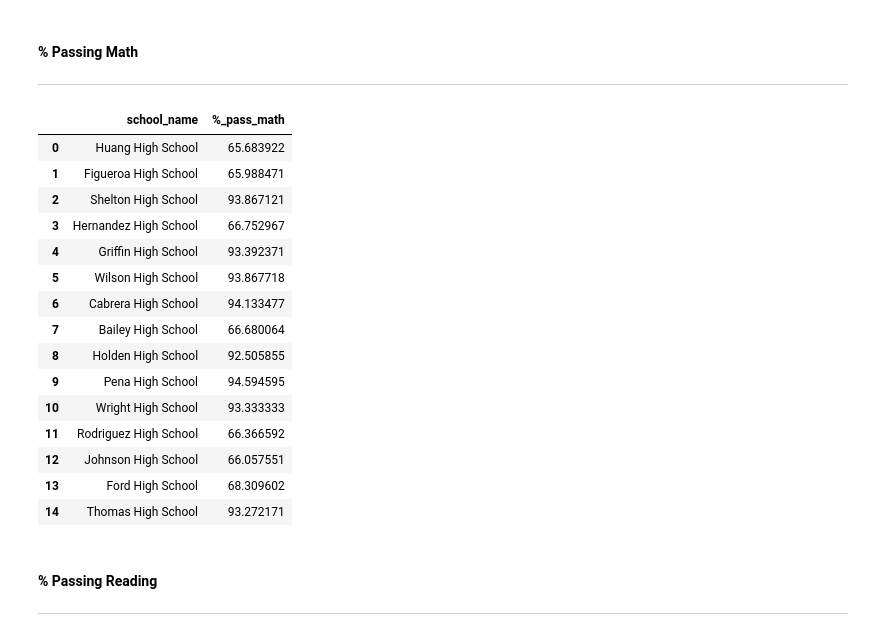
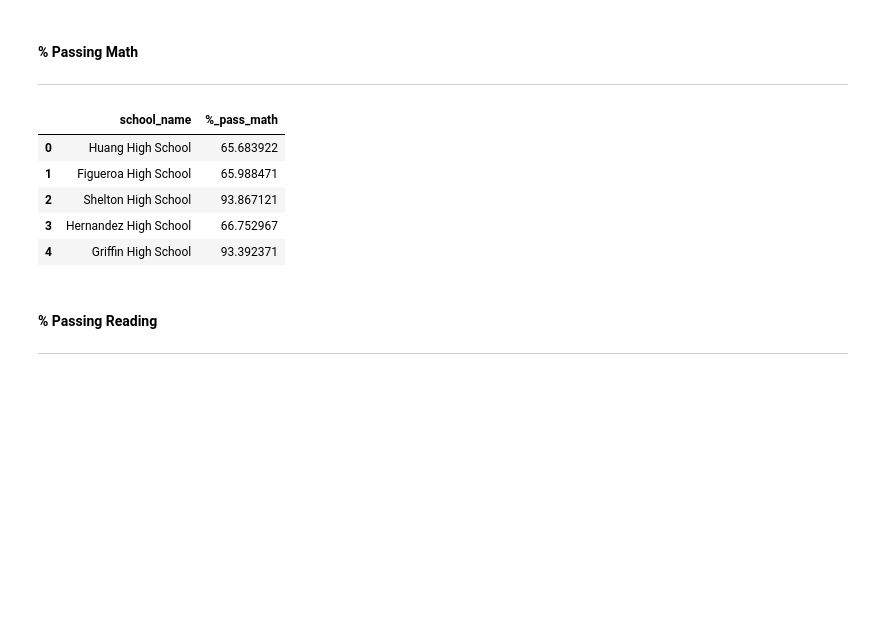
Before and after one commit to paololabuguen/pandas-challenge, a Jupyter notebook: PyCitySchools/py_city_school.ipynb, the cells around one changed output. Cells and saved outputs as stored; diff of their text form; code cells hidden in the pictures; blank space fills up the shorter version.

```diff
--- a/PyCitySchools/py_city_school.ipynb
+++ b/PyCitySchools/py_city_school.ipynb
@@ -262,35 +262,25 @@ per_school_av_read.head()
 # %%
 # We compute the number of students passing math per school
 per_school_math_pass = {"school_name": [], "%_pass_math": []}   # Dictionary to store school and their reading passing %
 
 # Loop through the school list and input the math pass % into the dictionary from school_data_new
 for school in school_list:
     per_school_math_pass["school_name"].append(school)
     per_school_math_pass["%_pass_math"].append(int(school_student_df.loc[(school_student_df["school_name"] == school) &
                                                                          (school_student_df["math_score"] >= 70), :].count()[1]) / \
                                                                             school_data_new.at[school, "size"] * 100)
 
 # Replace the dictionary with a dataframe of the collected values
 per_school_math_pass = pd.DataFrame(per_school_math_pass)
 
-per_school_math_pass
+per_school_math_pass.head()
 # %% [output]
 |  | school_name | %_pass_math |
 | 0 | Huang High School | 65.683922 |
 | 1 | Figueroa High School | 65.988471 |
 | 2 | Shelton High School | 93.867121 |
 | 3 | Hernandez High School | 66.752967 |
 | 4 | Griffin High School | 93.392371 |
-| 5 | Wilson High School | 93.867718 |
-| 6 | Cabrera High School | 94.133477 |
-| 7 | Bailey High School | 66.680064 |
-| 8 | Holden High School | 92.505855 |
-| 9 | Pena High School | 94.594595 |
-| 10 | Wright High School | 93.333333 |
-| 11 | Rodriguez High School | 66.366592 |
-| 12 | Johnson High School | 66.057551 |
-| 13 | Ford High School | 68.309602 |
-| 14 | Thomas High School | 93.272171 |
 # %% [markdown]
 #### % Passing Reading
 ---
```
Also changed, not shown: parts of 13 cells of this notebook.
